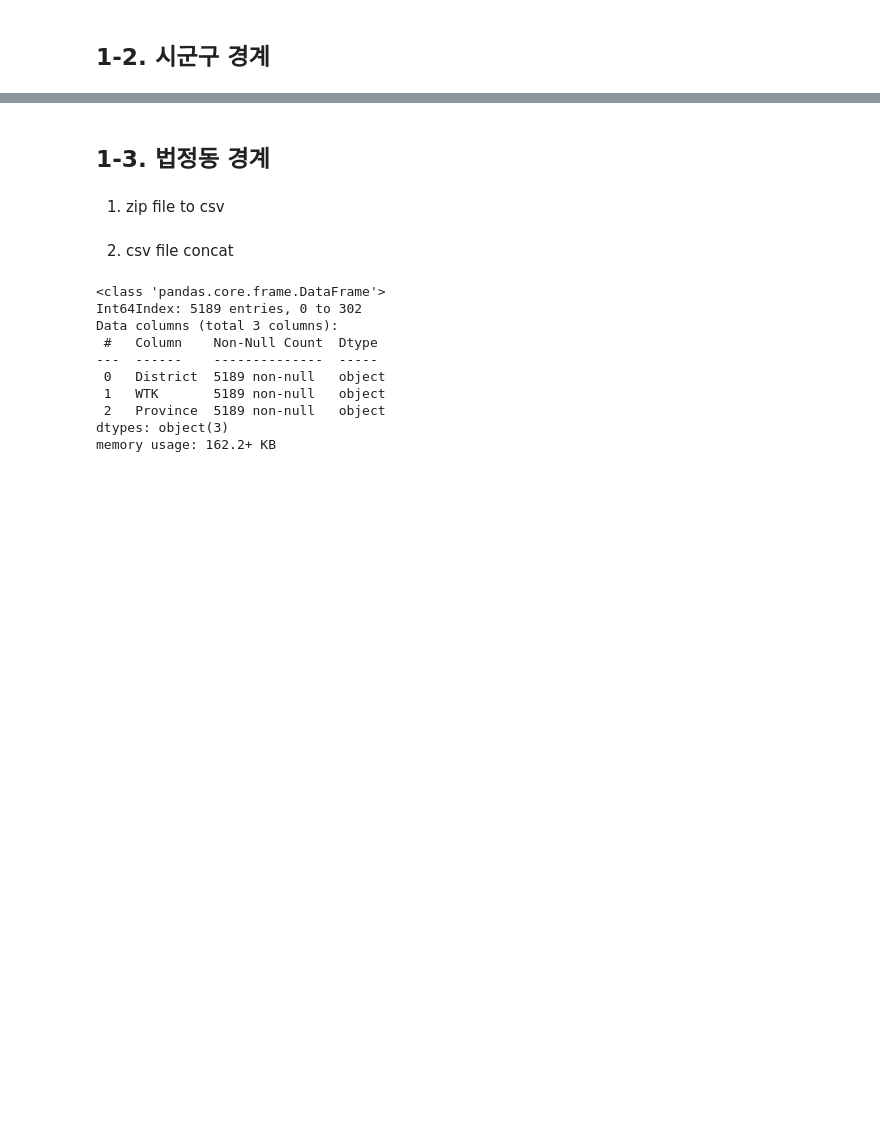
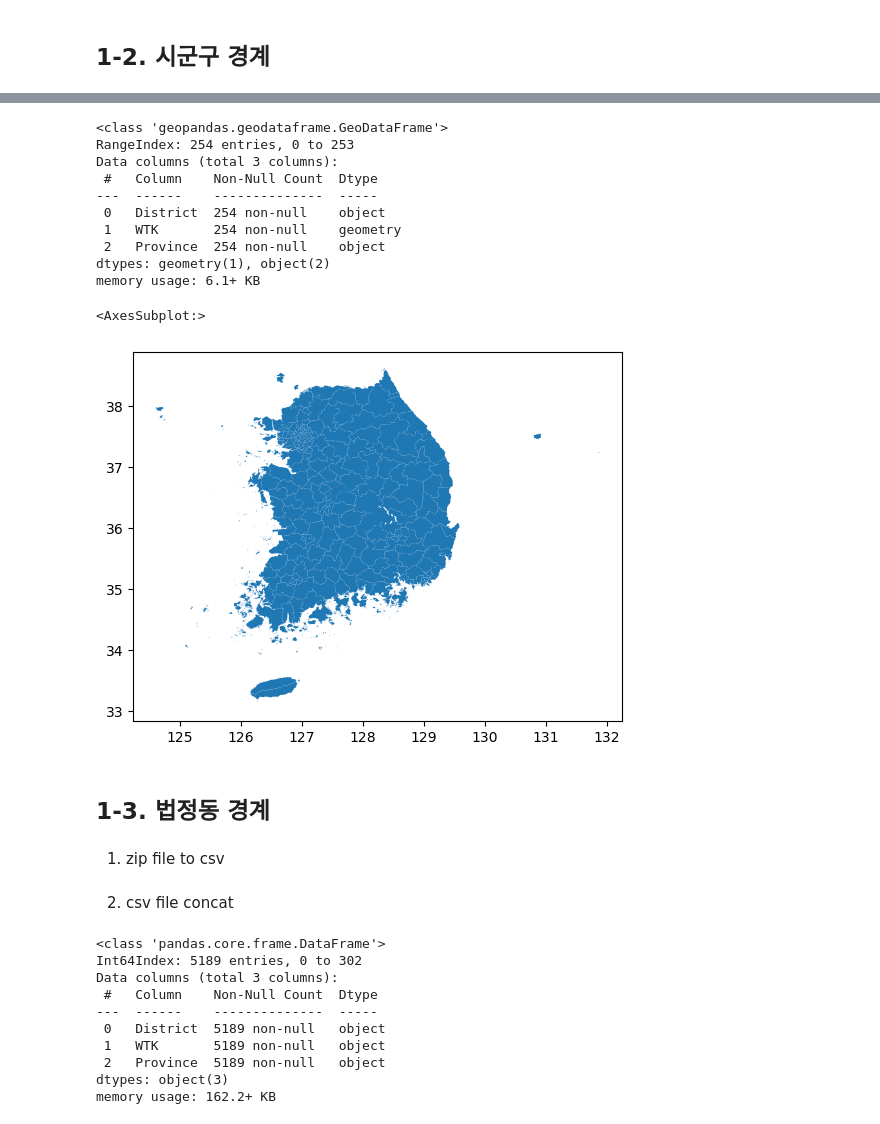
Before and after one commit to do-dong-park/capstone_study, a Jupyter notebook: example/geo_visualization/geo_visualize.ipynb, the cells around one changed output, grey strips where cells are left out. Saved outputs shown, nothing was run; the diff lists cells and outputs as text; code cells hidden in the pictures; blank space fills up the shorter version.

```diff
--- a/example/geo_visualization/geo_visualize.ipynb
+++ b/example/geo_visualization/geo_visualize.ipynb
@@ -15,3 +64,21 @@ from matplotlib import pyplot as plt
+# %%
+# geo pandas 요약 정보
+city_gdf.info()
+city_gdf.describe()
+city_gdf.plot()
+# %% [output]
+<class 'geopandas.geodataframe.GeoDataFrame'>
+RangeIndex: 254 entries, 0 to 253
+Data columns (total 3 columns):
+ #   Column    Non-Null Count  Dtype
+---  ------    --------------  -----
+ 0   District  254 non-null    object
+ 1   WTK       254 non-null    geometry
+ 2   Province  254 non-null    object
+dtypes: geometry(1), object(2)
+memory usage: 6.1+ KB
+<AxesSubplot:>
+[figure, added]
 # %% [markdown]
 ## 1-3. 법정동 경계
 # %% [markdown]
```
Also changed, not shown: parts of 14 cells of this notebook, 1 other file.
